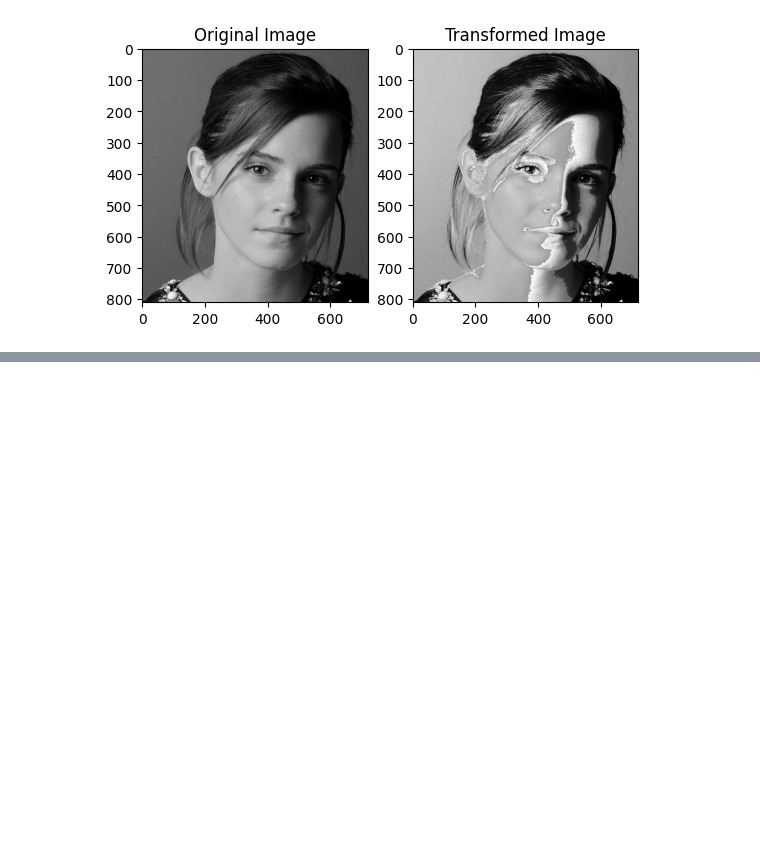
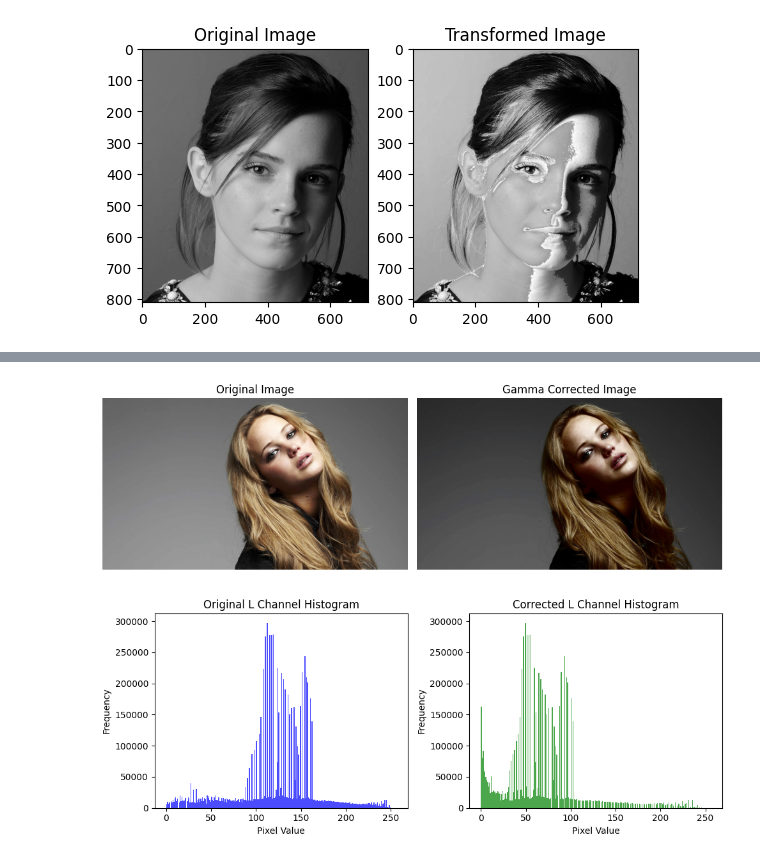
Before and after one commit to KavinduKariyawasam/Image_Processing, a Jupyter notebook: Assignment1.ipynb, the cells around one changed output, grey strips where cells are left out. Drawn from its saved outputs; the diff is of its cells as text; code cells hidden in the pictures; blank space fills up the shorter version.

```diff
--- a/Assignment1.ipynb
+++ b/Assignment1.ipynb
@@ -95,0 +130,61 @@ Text(0.5, 1.0, 'Transformed Image')
+# %%
+import cv2
+import numpy as np
+import matplotlib.pyplot as plt
+
+# Load the image in BGR format
+img_bgr = cv2.imread('/content/drive/MyDrive/Image processing/Assignment1/jeniffer.jpg')
+
+# Convert to L*a*b* color space
+img_lab = cv2.cvtColor(img_bgr, cv2.COLOR_BGR2Lab)
+
+# Extract the L channel
+L_channel = img_lab[:,:,0]
+
+# Apply gamma correction to the L channel
+gamma = 2
+table = np.array([(i/255.0)**(gamma)*255.0 for i in np.arange(0, 256)]).astype('uint8')
+L_corrected = cv2.LUT(L_channel, table)
+
+# Replace the corrected L channel in the image
+img_lab_corrected = img_lab.copy()
+img_lab_corrected[:,:,0] = L_corrected
+
+# Convert the corrected image back to BGR format
+img_corrected_bgr = cv2.cvtColor(img_lab_corrected, cv2.COLOR_Lab2BGR)
+img_corrected_rgb = cv2.cvtColor(img_corrected_bgr, cv2.COLOR_BGR2RGB)
+
+# Display the original and corrected images
+plt.figure(figsize=(10, 6))
+plt.subplot(1, 2, 1)
+plt.imshow(cv2.cvtColor(img_bgr, cv2.COLOR_BGR2RGB))
+plt.title('Original Image')
+plt.axis('off')
+
+plt.subplot(1, 2, 2)
+plt.imshow(img_corrected_rgb)
+plt.title('Gamma Corrected Image')
+plt.axis('off')
+
+plt.tight_layout()
+plt.show()
+
+# Display histograms of the original and corrected L channels
+plt.figure(figsize=(10, 4))
+plt.subplot(1, 2, 1)
+plt.hist(L_channel.ravel(), bins=256, range=(0, 256), color='blue', alpha=0.7)
+plt.title('Original L Channel Histogram')
+plt.xlabel('Pixel Value')
+plt.ylabel('Frequency')
+
+plt.subplot(1, 2, 2)
+plt.hist(L_corrected.ravel(), bins=256, range=(0, 256), color='green', alpha=0.7)
+plt.title('Corrected L Channel Histogram')
+plt.xlabel('Pixel Value')
+plt.ylabel('Frequency')
+
+plt.tight_layout()
+plt.show()
+# %% [output]
+[figure, added]
+[figure, added]
```
Also changed, not shown: parts of 8 cells of this notebook.
